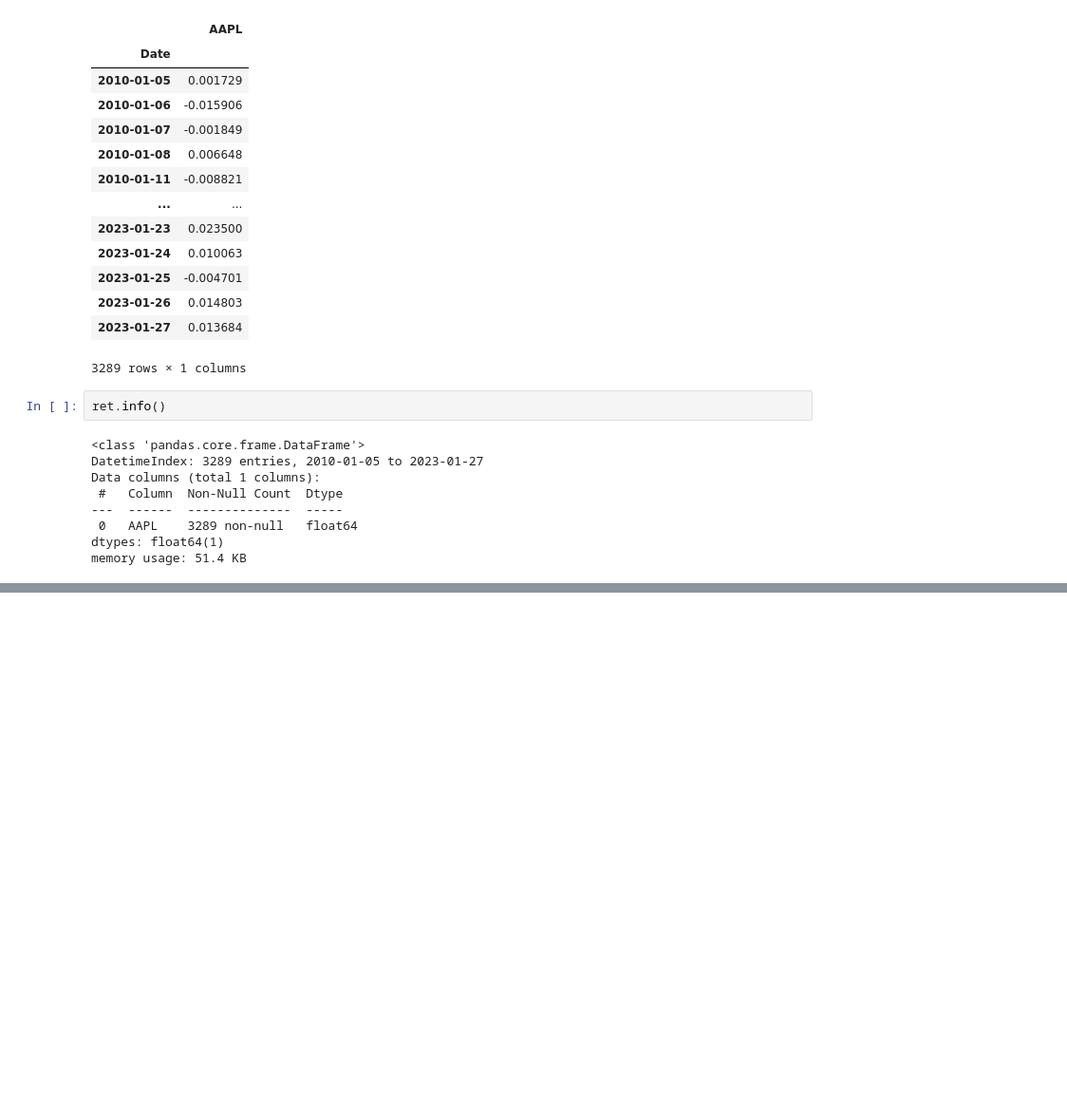
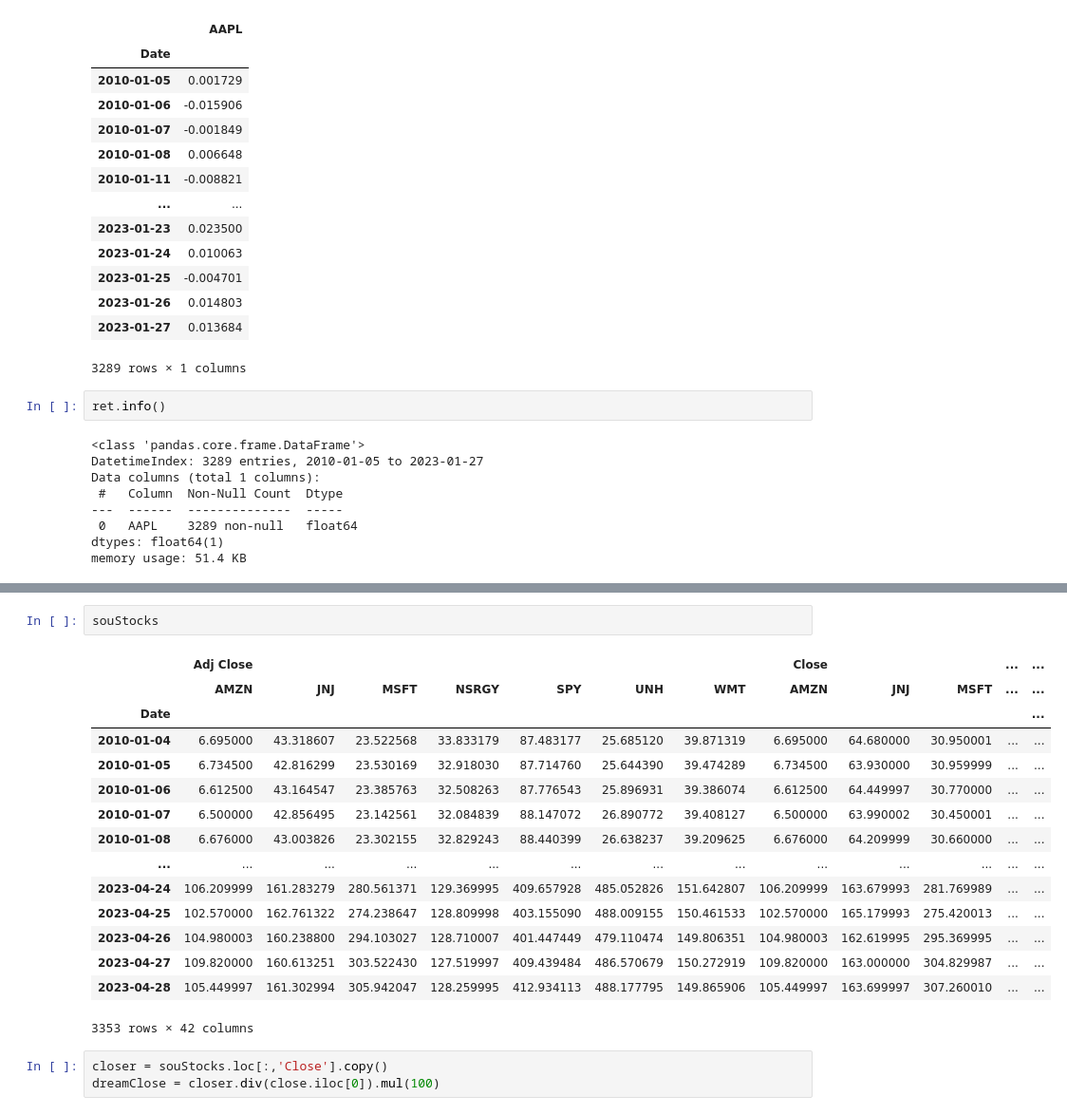
Before and after one commit to SouCode/RoboTrader, a Jupyter notebook: inMoneyTutorial.ipynb, the cells around one changed output, grey strips where cells are left out. Shown: that part at 95% size. Saved outputs shown, nothing was run; the diff lists cells and outputs as text; blank space fills up the shorter version.

```diff
--- a/inMoneyTutorial.ipynb
+++ b/inMoneyTutorial.ipynb
@@ -661,0 +710,21 @@ ret.plot(kind='hist', fig)
+# %%
+souStocks
+# %% [output]
+|  | Adj Close |  |  |  |  |  |  | Close |  |  | ... | ... |
+|  | AMZN | JNJ | MSFT | NSRGY | SPY | UNH | WMT | AMZN | JNJ | MSFT | ... | ... |
+| Date |  |  |  |  |  |  |  |  |  |  |  | ... |
+| 2010-01-04 | 6.695000 | 43.318607 | 23.522568 | 33.833179 | 87.483177 | 25.685120 | 39.871319 | 6.695000 | 64.680000 | 30.950001 | ... | ... |
+| 2010-01-05 | 6.734500 | 42.816299 | 23.530169 | 32.918030 | 87.714760 | 25.644390 | 39.474289 | 6.734500 | 63.930000 | 30.959999 | ... | ... |
+| 2010-01-06 | 6.612500 | 43.164547 | 23.385763 | 32.508263 | 87.776543 | 25.896931 | 39.386074 | 6.612500 | 64.449997 | 30.770000 | ... | ... |
+| 2010-01-07 | 6.500000 | 42.856495 | 23.142561 | 32.084839 | 88.147072 | 26.890772 | 39.408127 | 6.500000 | 63.990002 | 30.450001 | ... | ... |
+| 2010-01-08 | 6.676000 | 43.003826 | 23.302155 | 32.829243 | 88.440399 | 26.638237 | 39.209625 | 6.676000 | 64.209999 | 30.660000 | ... | ... |
+| ... | ... | ... | ... | ... | ... | ... | ... | ... | ... | ... | ... | ... |
+| 2023-04-24 | 106.209999 | 161.283279 | 280.561371 | 129.369995 | 409.657928 | 485.052826 | 151.642807 | 106.209999 | 163.679993 | 281.769989 | ... | ... |
+| 2023-04-25 | 102.570000 | 162.761322 | 274.238647 | 128.809998 | 403.155090 | 488.009155 | 150.461533 | 102.570000 | 165.179993 | 275.420013 | ... | ... |
+| 2023-04-26 | 104.980003 | 160.238800 | 294.103027 | 128.710007 | 401.447449 | 479.110474 | 149.806351 | 104.980003 | 162.619995 | 295.369995 | ... | ... |
+| 2023-04-27 | 109.820000 | 160.613251 | 303.522430 | 127.519997 | 409.439484 | 486.570679 | 150.272919 | 109.820000 | 163.000000 | 304.829987 | ... | ... |
+| 2023-04-28 | 105.449997 | 161.302994 | 305.942047 | 128.259995 | 412.934113 | 488.177795 | 149.865906 | 105.449997 | 163.699997 | 307.260010 | ... | ... |
+3353 rows × 42 columns
+# %%
+closer = souStocks.loc[:,'Close'].copy()
+dreamClose = closer.div(close.iloc[0]).mul(100)
```
Also changed, not shown: parts of 14 cells of this notebook.
